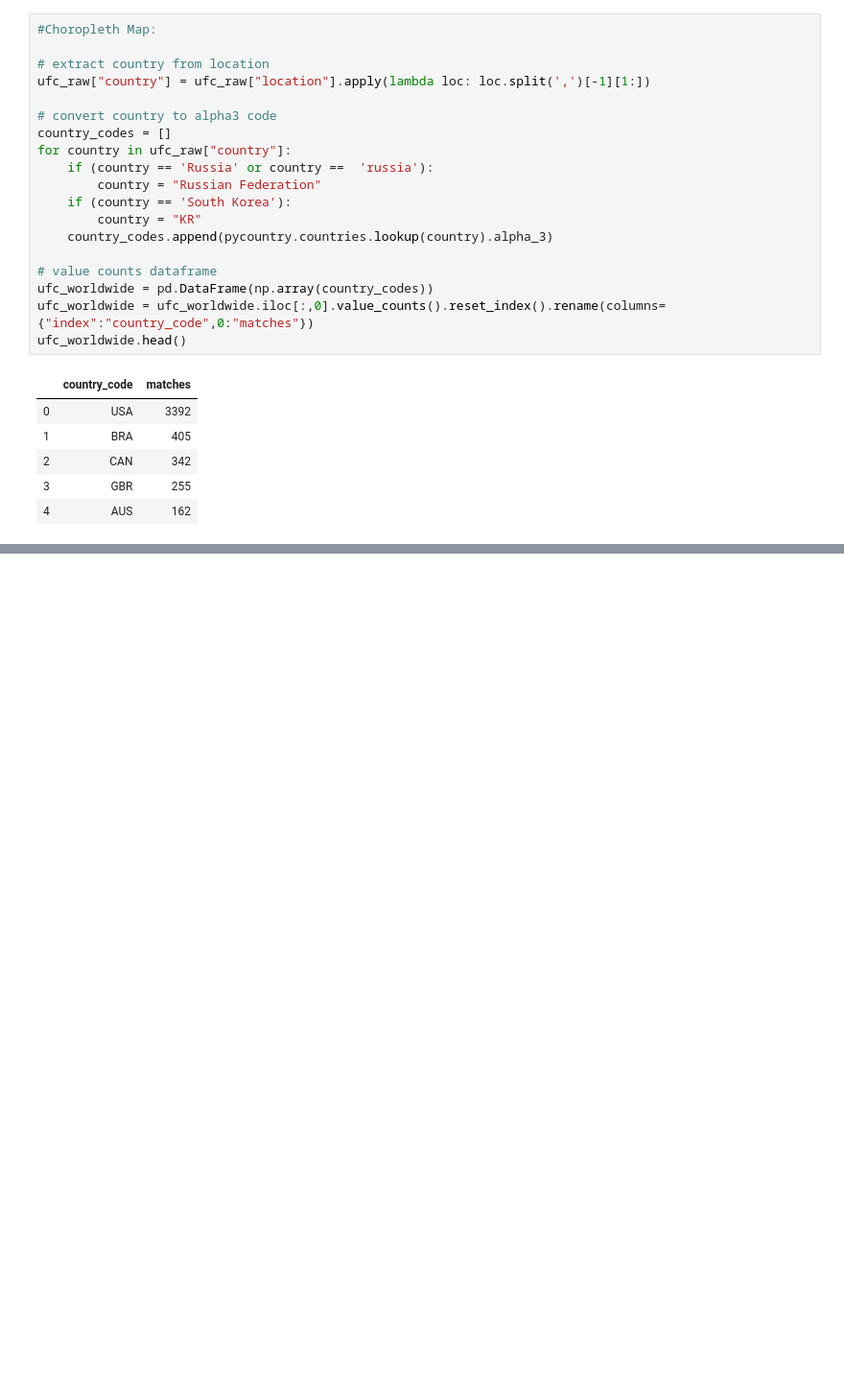
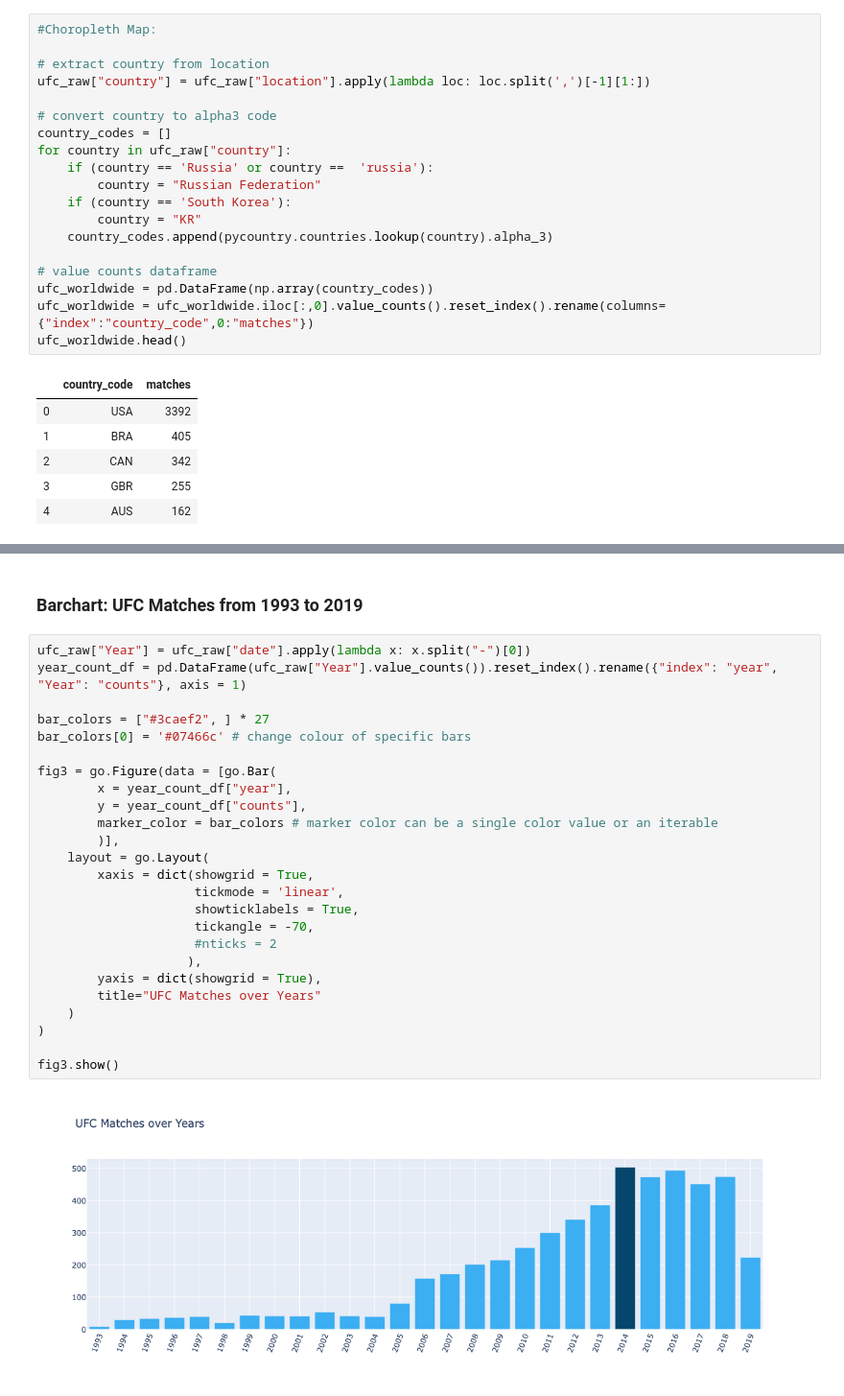
Before and after one commit to rezan21/UFC-Prediction, a Jupyter notebook: Visualisation.ipynb, the cells around one changed output, grey strips where cells are left out. Shown at 96% size. Saved outputs shown, nothing was run; the diff lists cells and outputs as text; blank space fills up the shorter version.

```diff
--- a/Visualisation.ipynb
+++ b/Visualisation.ipynb
@@ -73,0 +93,29 @@ fig1.show()
+# %% [markdown]
+### Barchart: UFC Matches from 1993 to 2019
+# %%
+ufc_raw["Year"] = ufc_raw["date"].apply(lambda x: x.split("-")[0])
+year_count_df = pd.DataFrame(ufc_raw["Year"].value_counts()).reset_index().rename({"index": "year", "Year": "counts"}, axis = 1)
+
+bar_colors = ["#3caef2", ] * 27
+bar_colors[0] = '#07466c' # change colour of specific bars
+
+fig3 = go.Figure(data = [go.Bar(
+        x = year_count_df["year"],
+        y = year_count_df["counts"],
+        marker_color = bar_colors # marker color can be a single color value or an iterable
+        )],
+    layout = go.Layout(
+        xaxis = dict(showgrid = True,
+                     tickmode = 'linear',
+                     showticklabels = True,
+                     tickangle = -70,
+                     #nticks = 2
+                    ),
+        yaxis = dict(showgrid = True),
+        title="UFC Matches over Years"
+    )
+)
+
+fig3.show()
+# %% [output]
+[figure, added]
```
Also changed, not shown: parts of 6 cells of this notebook.
